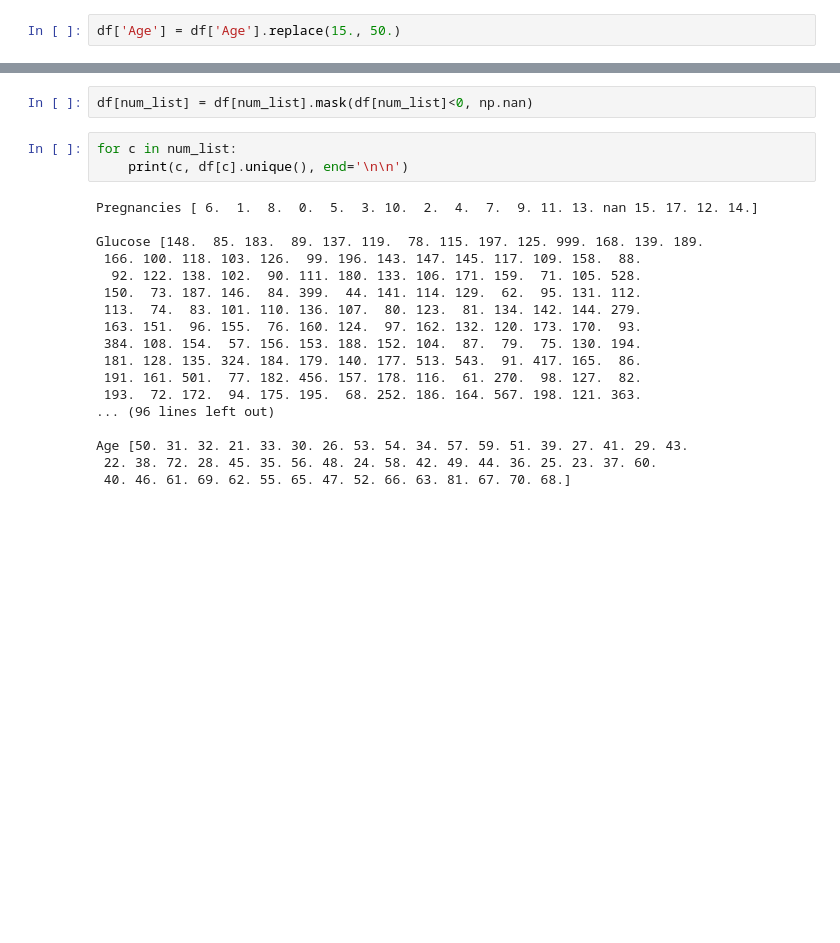
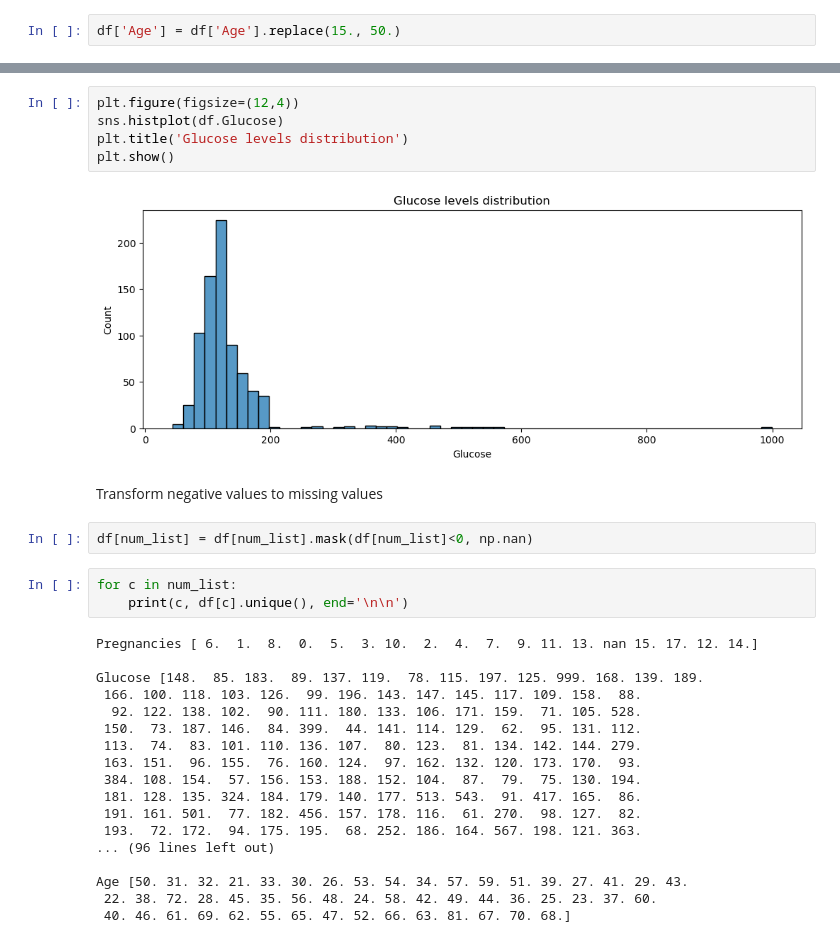
Before and after one commit to solkhu/Final-Project, a Jupyter notebook: rsc/notebooks/data-analysis.ipynb, the cells around one changed output, grey strips where cells are left out. Cells and saved outputs as stored; diff of their text form; blank space fills up the shorter version.

```diff
--- a/rsc/notebooks/data-analysis.ipynb
+++ b/rsc/notebooks/data-analysis.ipynb
@@ -200,3 +247,12 @@ sns.histplot(df.Age, kde=True)
+# %%
+plt.figure(figsize=(12,4))
+sns.histplot(df.Glucose)
+plt.title('Glucose levels distribution')
+plt.show()
+# %% [output]
+[figure, added]
+# %% [markdown]
+Transform negative values to missing values
 # %%
 df[num_list] = df[num_list].mask(df[num_list]<0, np.nan)
 # %%
```
Also changed, not shown: parts of 19 cells of this notebook, 2 other files.
